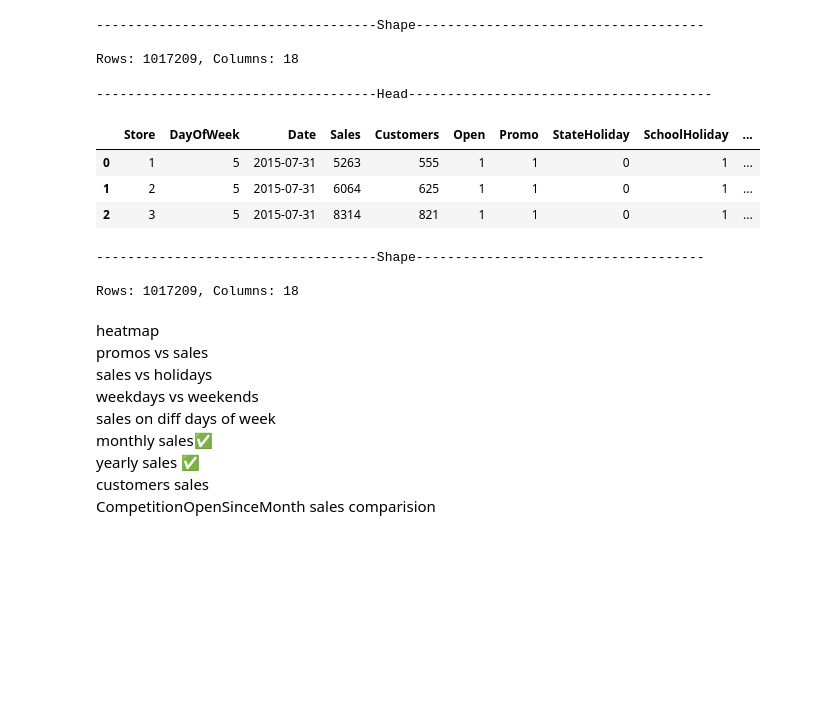
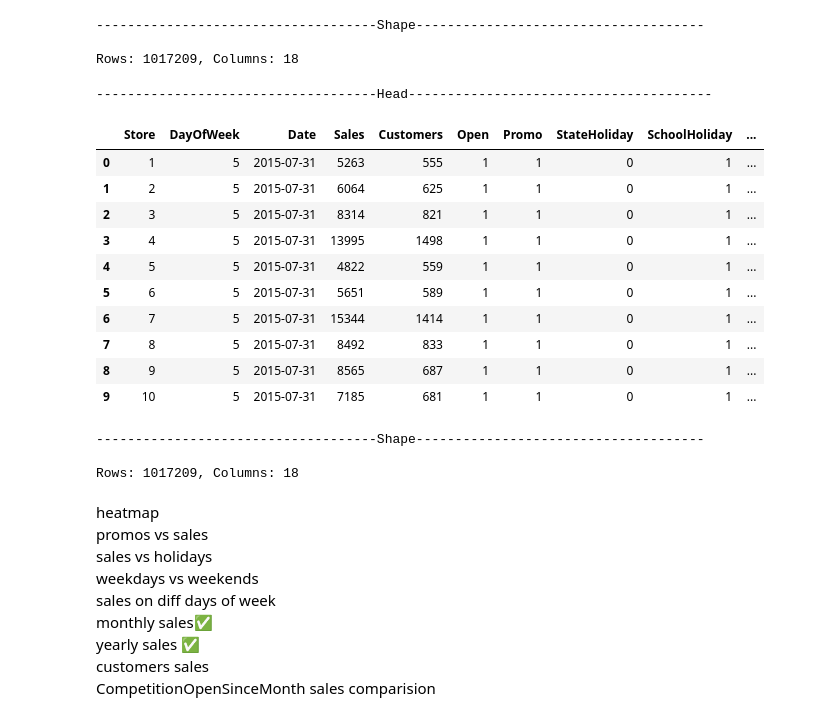
Before and after one commit to shivashukla02/Retail-Sales-Prediction, a Jupyter notebook: Shivank_Retail_Sales_Prediction.ipynb, the cells around one changed output. Drawn from its saved outputs; the diff is of its cells as text; code cells hidden in the pictures; blank space fills up the shorter version.

```diff
--- a/Shivank_Retail_Sales_Prediction.ipynb
+++ b/Shivank_Retail_Sales_Prediction.ipynb
@@ -445,7 +474,7 @@ dtype: int64
 ##  <font color = "sky blue">**Mergeing the two DataFrames**
 # %%
 #merging the store data on rossmann using right join on store column
-df_rms = pd.merge(df_rossmann,df_store, how='right', on = 'Store') #rms = rossmann Stores
+df_rms = pd.merge(df_rossmann,df_store, how='inner', on = 'Store') #rms = rossmann Stores
 # %%
 print('------------------------------------Head---------------------------------------\n')
 df_rms.head()               #checking 1st 5 rows of the df
@@ -475,19 +504,26 @@ Rows: 1017209, Columns: 18
 # %%
 #Sorting the df in terms of Date and Store
 df_rms.sort_values(by=['Date','Store'],inplace=True,ascending=[False,True])
 #reseting the index as sort_values shuffles the rows
 df_rms.reset_index(drop=True, inplace=True)
 print('------------------------------------Head---------------------------------------\n')
-df_rms.head(3)#first 3 rows of the df
+df_rms.head(10)#first 3 rows of the df
 print('\n------------------------------------Shape-------------------------------------\n')
                               #no. of rows and columns
 print(f'Rows: {df_rms.shape[0]}, Columns: {df_rms.shape[1]}\n') #cheking if any data is missing after the above operations.
 # %% [output]
 ------------------------------------Head---------------------------------------
 |  | Store | DayOfWeek | Date | Sales | Customers | Open | Promo | StateHoliday | SchoolHoliday | ... |
 | 0 | 1 | 5 | 2015-07-31 | 5263 | 555 | 1 | 1 | 0 | 1 | ... |
 | 1 | 2 | 5 | 2015-07-31 | 6064 | 625 | 1 | 1 | 0 | 1 | ... |
 | 2 | 3 | 5 | 2015-07-31 | 8314 | 821 | 1 | 1 | 0 | 1 | ... |
+| 3 | 4 | 5 | 2015-07-31 | 13995 | 1498 | 1 | 1 | 0 | 1 | ... |
+| 4 | 5 | 5 | 2015-07-31 | 4822 | 559 | 1 | 1 | 0 | 1 | ... |
+| 5 | 6 | 5 | 2015-07-31 | 5651 | 589 | 1 | 1 | 0 | 1 | ... |
+| 6 | 7 | 5 | 2015-07-31 | 15344 | 1414 | 1 | 1 | 0 | 1 | ... |
+| 7 | 8 | 5 | 2015-07-31 | 8492 | 833 | 1 | 1 | 0 | 1 | ... |
+| 8 | 9 | 5 | 2015-07-31 | 8565 | 687 | 1 | 1 | 0 | 1 | ... |
+| 9 | 10 | 5 | 2015-07-31 | 7185 | 681 | 1 | 1 | 0 | 1 | ... |
 ------------------------------------Shape-------------------------------------
 
 Rows: 1017209, Columns: 18
```
Also changed, not shown: parts of 83 cells of this notebook.
